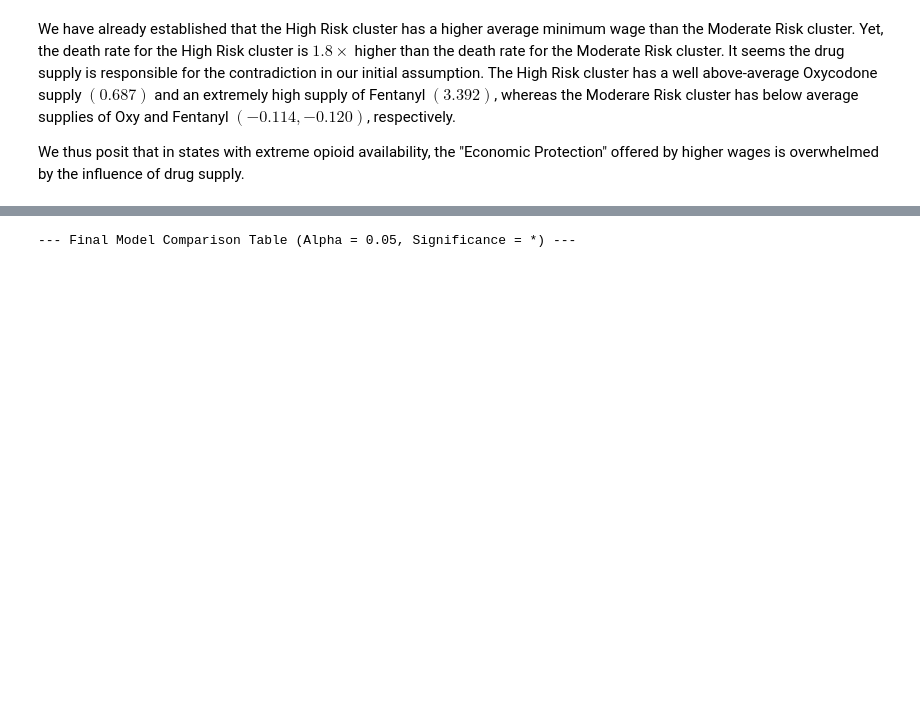
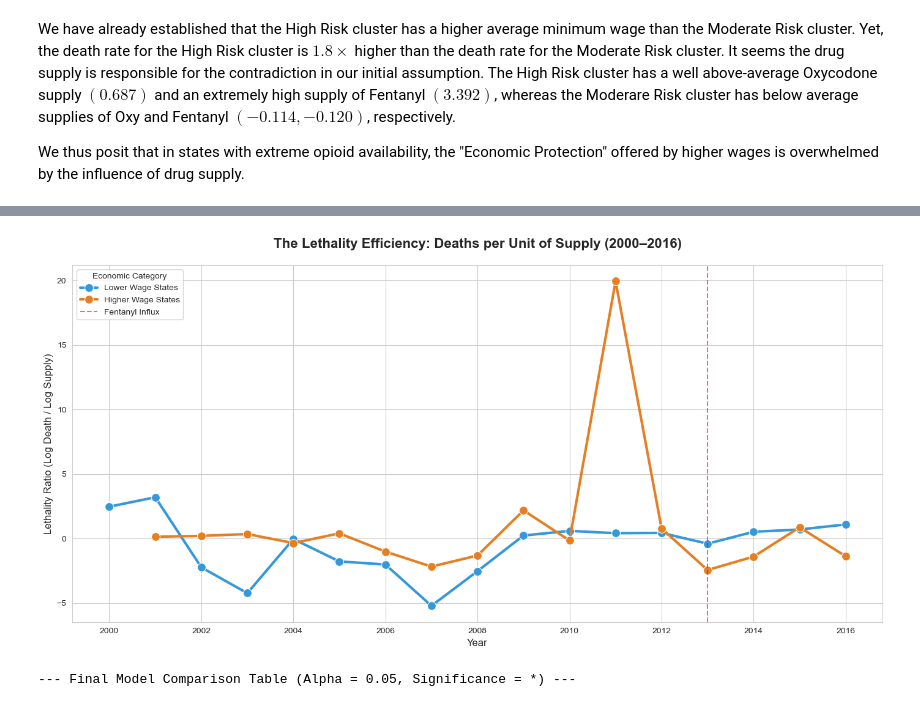
Before and after one commit to amberteetsel/substance-abuse-predictions, a Jupyter notebook: src/insights/death_rate_insights.ipynb, the cells around one changed output, grey strips where cells are left out. Drawn from its saved outputs; the diff is of its cells as text; code cells hidden in the pictures; blank space fills up the shorter version.

```diff
--- a/src/insights/death_rate_insights.ipynb
+++ b/src/insights/death_rate_insights.ipynb
@@ -269,3 +345,43 @@ Name: log_min_wage, dtype: float64
+# %%
+# 1. Calculate the Ratio (as you did)
+df['lethality_ratio'] = df['log_death_rate'] / df['log_oxy_fent']
+
+# 2. Setup the Plot
+plt.figure(figsize=(14, 7))
+sns.set_style("whitegrid")
+
+# Colors to match your previous trajectory plot
+colors = {'Higher Wage States': '#e67e22', 'Lower Wage States': '#3498db'}
+
+# 3. Plot the Average Lethality over Time
+sns.lineplot(
+    data=df,
+    x='year',
+    y='lethality_ratio',
+    hue='wage_category',
+    palette=colors,
+    marker='o',
+    markersize=10,
+    linewidth=3,
+    errorbar=None
+)
+
+# 4. Contextual Annotations
+plt.axvline(x=fent_spike_year, color='red', linestyle='--', alpha=0.6, label='Fentanyl Influx')
+
+# # Add the 'Lethality Gap' annotation
+# plt.text(2013, 1.5, "7x Lethality Gap", fontsize=14, fontweight='bold', color='#e67e22')
+
+# Formatting
+plt.title("The Lethality Efficiency: Deaths per Unit of Supply (2000–2016)", fontsize=16, fontweight='bold', pad=20)
+plt.ylabel("Lethality Ratio (Log Death / Log Supply)", fontsize=12)
+plt.xlabel("Year", fontsize=12)
+plt.legend(title="Economic Category", loc='upper left')
+
+plt.tight_layout()
+plt.show()
+# %% [output]
+[figure, added]
 # %%
 # Build Models
 # 'Naive Model', only looks at minimum wage
```
Also changed, not shown: parts of 11 cells of this notebook, 1 other file.
